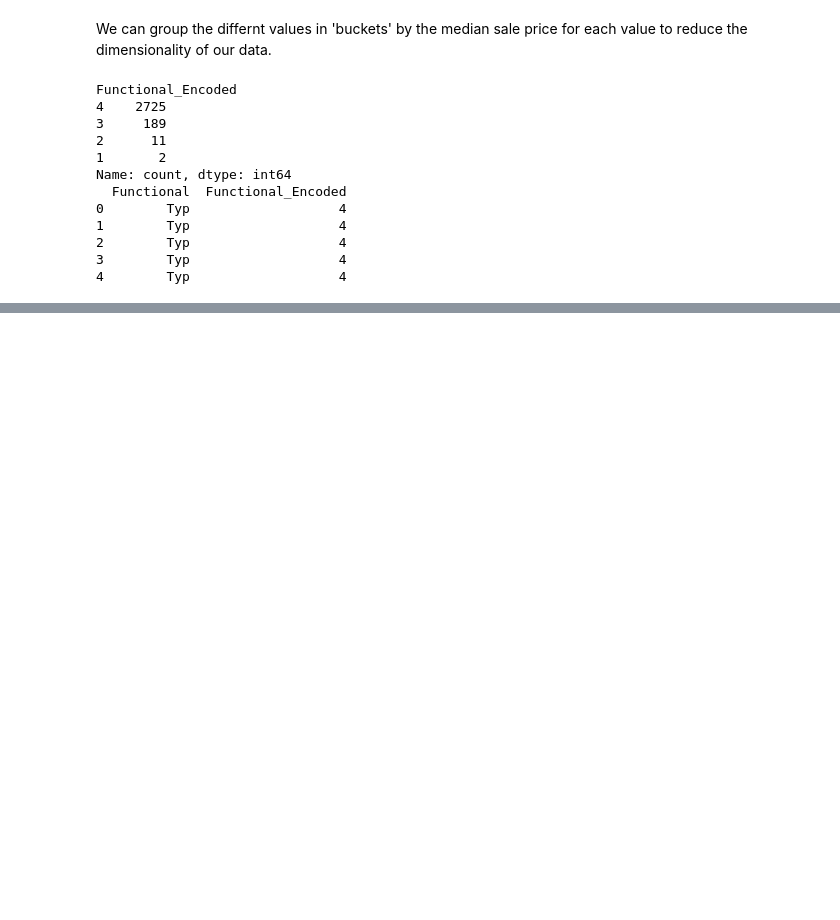
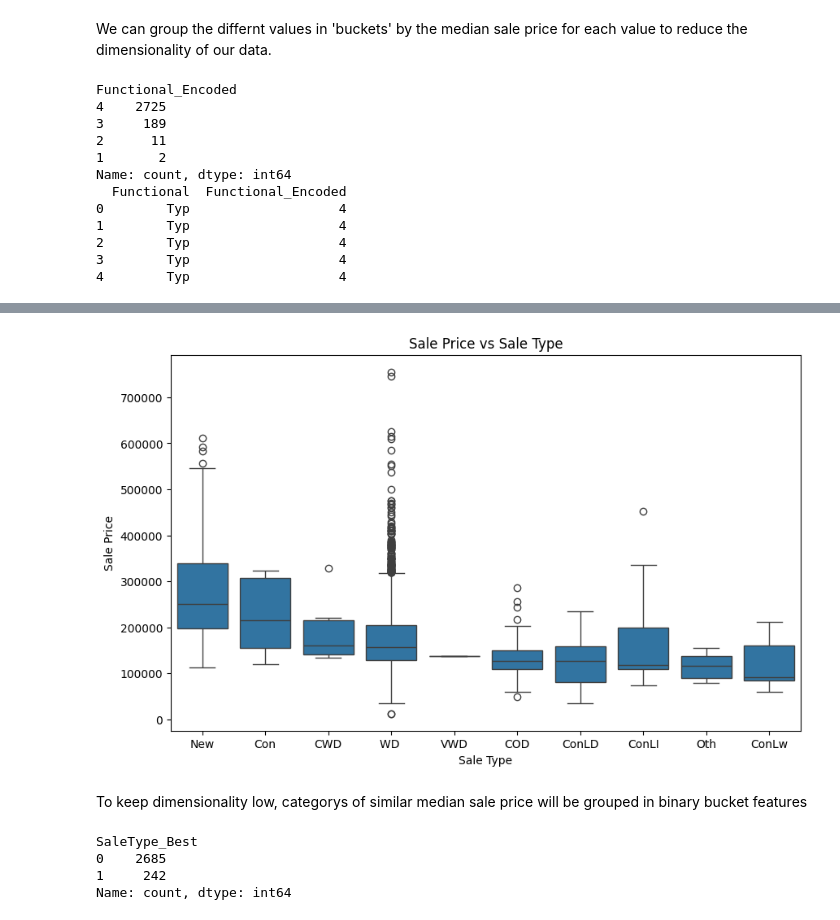
Before and after one commit to hedesiustefan/ML_Project, a Jupyter notebook: cat_feat_encode.ipynb, the cells around one changed output, grey strips where cells are left out. Saved outputs shown, nothing was run; the diff lists cells and outputs as text; code cells hidden in the pictures; blank space fills up the shorter version.

```diff
--- a/cat_feat_encode.ipynb
+++ b/cat_feat_encode.ipynb
@@ -1238,0 +1255,12 @@ df_copy.drop('Functional', axis=1, inplace=True)
+# %%
+order = df_copy.groupby('Sale Type')['SalePrice'].median().sort_values(ascending=False).index
+plt.figure(figsize=(10, 6))
+sns.boxplot(x='Sale Type', y='SalePrice', data=df_copy, order=order)
+plt.xlabel('Sale Type')
+plt.ylabel('Sale Price')
+plt.title('Sale Price vs Sale Type')
+plt.show()
+# %% [output]
+[figure, added]
+# %% [markdown]
+To keep dimensionality low, categorys of similar median sale price will be grouped in binary bucket features
@@ -1238,0 +1270,7 @@ df_copy.drop('Functional', axis=1, inplace=True)
+# %%
+print(df_copy['SaleType_Best'].value_counts())
+# %% [output]
+SaleType_Best
+0    2685
+1     242
+Name: count, dtype: int64
```
Also changed, not shown: parts of 16 cells of this notebook.
